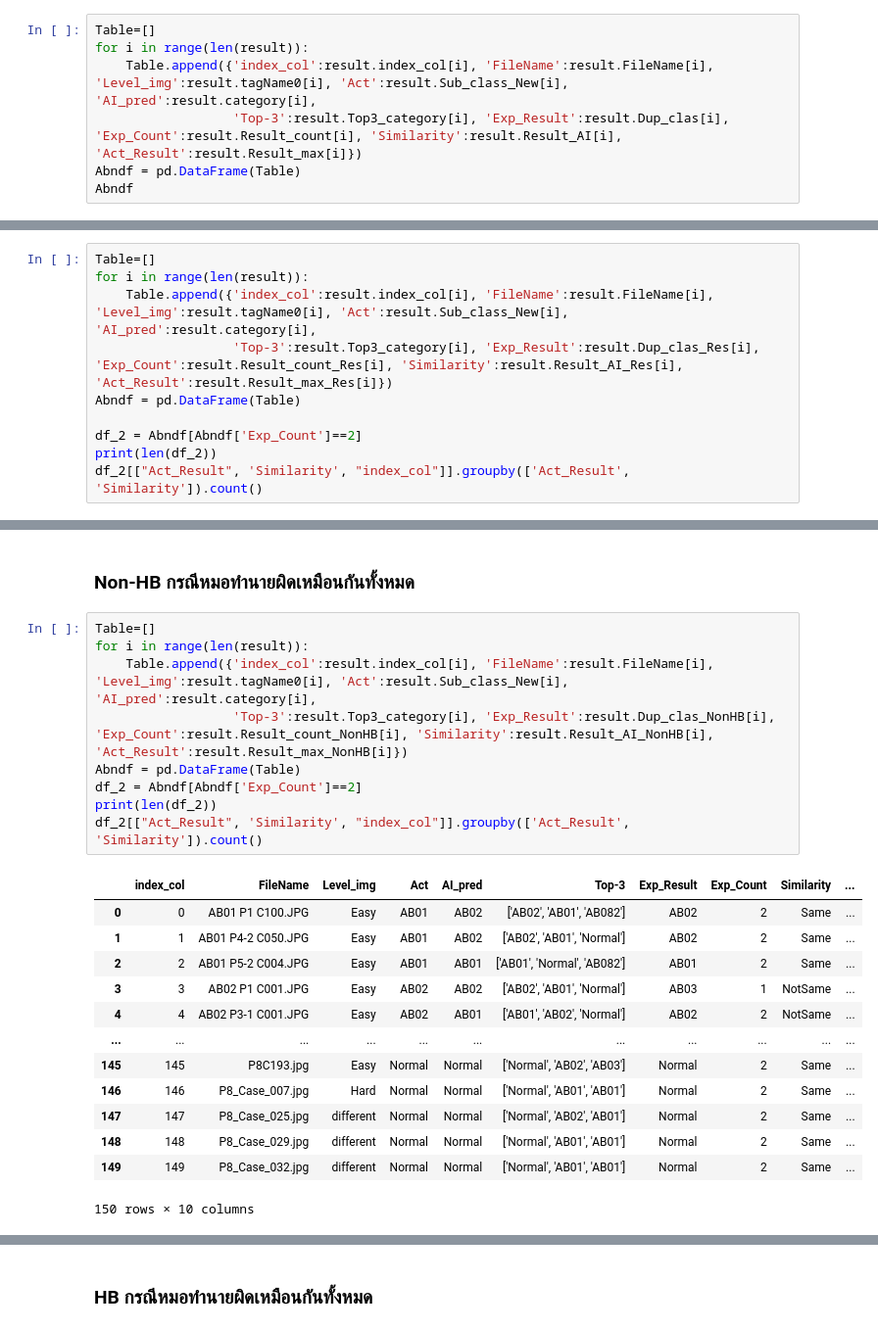
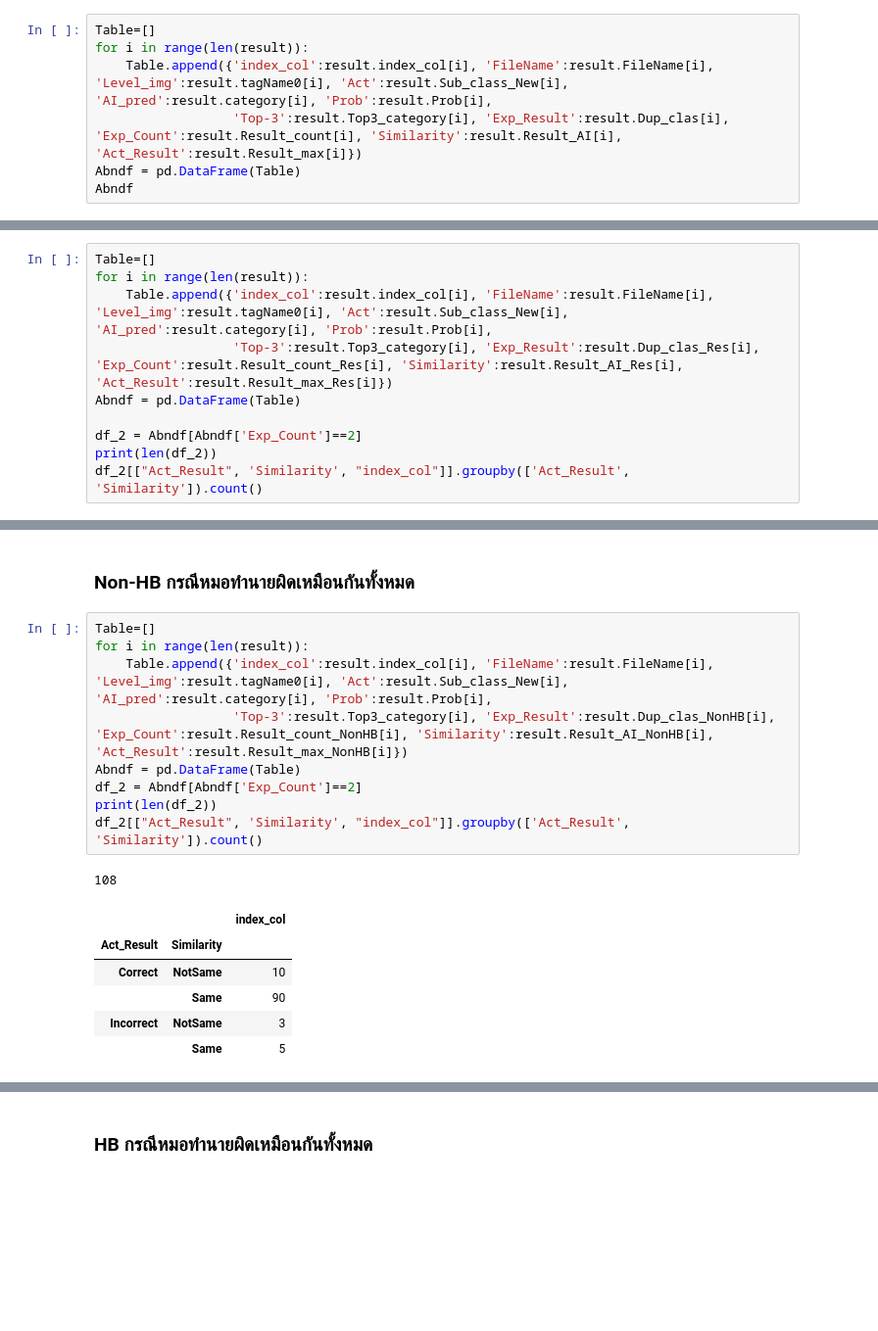
Before and after one commit to Peckkie/Experiment_Evaluation_CCA, a Jupyter notebook: Checking_Result_ExpRadio_Wrong.ipynb, the cells around one changed output, grey strips where cells are left out. Shown at 98% size. Drawn from its saved outputs; the diff is of its cells as text; blank space fills up the shorter version.

```diff
--- a/Checking_Result_ExpRadio_Wrong.ipynb
+++ b/Checking_Result_ExpRadio_Wrong.ipynb
@@ -425,7 +425,7 @@ result
 # %%
 Table=[]
 for i in range(len(result)):
-    Table.append({'index_col':result.index_col[i], 'FileName':result.FileName[i], 'Level_img':result.tagName0[i], 'Act':result.Sub_class_New[i], 'AI_pred':result.category[i],
+    Table.append({'index_col':result.index_col[i], 'FileName':result.FileName[i], 'Level_img':result.tagName0[i], 'Act':result.Sub_class_New[i], 'AI_pred':result.category[i], 'Prob':result.Prob[i],
                   'Top-3':result.Top3_category[i], 'Exp_Result':result.Dup_clas[i], 'Exp_Count':result.Result_count[i], 'Similarity':result.Result_AI[i], 'Act_Result':result.Result_max[i]})
 Abndf = pd.DataFrame(Table)
 Abndf
@@ -538,7 +538,7 @@ df5
 # %%
 Table=[]
 for i in range(len(result)):
-    Table.append({'index_col':result.index_col[i], 'FileName':result.FileName[i], 'Level_img':result.tagName0[i], 'Act':result.Sub_class_New[i], 'AI_pred':result.category[i],
+    Table.append({'index_col':result.index_col[i], 'FileName':result.FileName[i], 'Level_img':result.tagName0[i], 'Act':result.Sub_class_New[i], 'AI_pred':result.category[i], 'Prob':result.Prob[i],
                   'Top-3':result.Top3_category[i], 'Exp_Result':result.Dup_clas_Res[i], 'Exp_Count':result.Result_count_Res[i], 'Similarity':result.Result_AI_Res[i], 'Act_Result':result.Result_max_Res[i]})
 Abndf = pd.DataFrame(Table)
 
@@ -586,26 +586,20 @@ df2[["Act_Result", 'Similarity', "index_col"]].groupby(['Similarity', 'Act_Resul
 # %%
 Table=[]
 for i in range(len(result)):
-    Table.append({'index_col':result.index_col[i], 'FileName':result.FileName[i], 'Level_img':result.tagName0[i], 'Act':result.Sub_class_New[i], 'AI_pred':result.category[i],
+    Table.append({'index_col':result.index_col[i], 'FileName':result.FileName[i], 'Level_img':result.tagName0[i], 'Act':result.Sub_class_New[i], 'AI_pred':result.category[i], 'Prob':result.Prob[i],
                   'Top-3':result.Top3_category[i], 'Exp_Result':result.Dup_clas_NonHB[i], 'Exp_Count':result.Result_count_NonHB[i], 'Similarity':result.Result_AI_NonHB[i], 'Act_Result':result.Result_max_NonHB[i]})
 Abndf = pd.DataFrame(Table)
 df_2 = Abndf[Abndf['Exp_Count']==2]
 print(len(df_2))
 df_2[["Act_Result", 'Similarity', "index_col"]].groupby(['Act_Result', 'Similarity']).count()
 # %% [output]
+108
-|  | index_col | FileName | Level_img | Act | AI_pred | Top-3 | Exp_Result | Exp_Count | Similarity | ... |
-| 0 | 0 | AB01 P1 C100.JPG | Easy | AB01 | AB02 | ['AB02', 'AB01', 'AB082'] | AB02 | 2 | Same | ... |
-| 1 | 1 | AB01 P4-2 C050.JPG | Easy | AB01 | AB02 | ['AB02', 'AB01', 'Normal'] | AB02 | 2 | Same | ... |
-| 2 | 2 | AB01 P5-2 C004.JPG | Easy | AB01 | AB01 | ['AB01', 'Normal', 'AB082'] | AB01 | 2 | Same | ... |
-| 3 | 3 | AB02 P1 C001.JPG | Easy | AB02 | AB02 | ['AB02', 'AB01', 'Normal'] | AB03 | 1 | NotSame | ... |
-| 4 | 4 | AB02 P3-1 C001.JPG | Easy | AB02 | AB01 | ['AB01', 'AB02', 'Normal'] | AB02 | 2 | NotSame | ... |
-| ... | ... | ... | ... | ... | ... | ... | ... | ... | ... | ... |
-| 145 | 145 | P8C193.jpg | Easy | Normal | Normal | ['Normal', 'AB02', 'AB03'] | Normal | 2 | Same | ... |
-| 146 | 146 | P8_Case_007.jpg | Hard | Normal | Normal | ['Normal', 'AB01', 'AB01'] | Normal | 2 | Same | ... |
-| 147 | 147 | P8_Case_025.jpg | different | Normal | Normal | ['Normal', 'AB02', 'AB01'] | Normal | 2 | Same | ... |
-| 148 | 148 | P8_Case_029.jpg | different | Normal | Normal | ['Normal', 'AB01', 'AB01'] | Normal | 2 | Same | ... |
-| 149 | 149 | P8_Case_032.jpg | different | Normal | Normal | ['Normal', 'AB01', 'AB01'] | Normal | 2 | Same | ... |
+|  |  | index_col |
+| Act_Result | Similarity |  |
+| Correct | NotSame | 10 |
+|  | Same | 90 |
+| Incorrect | NotSame | 3 |
+|  | Same | 5 |
-150 rows × 10 columns
 # %%
 df2 = df_2[df_2['Act_Result']=='Incorrect']
 df2
```
Also changed, not shown: parts of 8 cells of this notebook.
